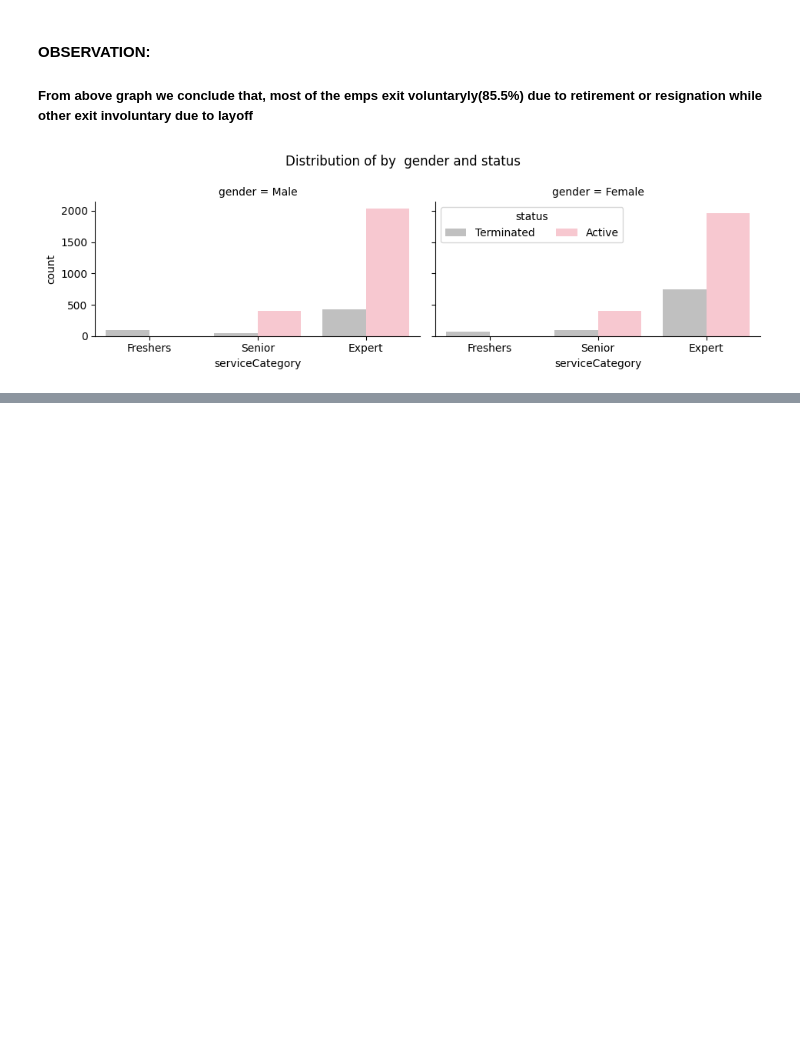
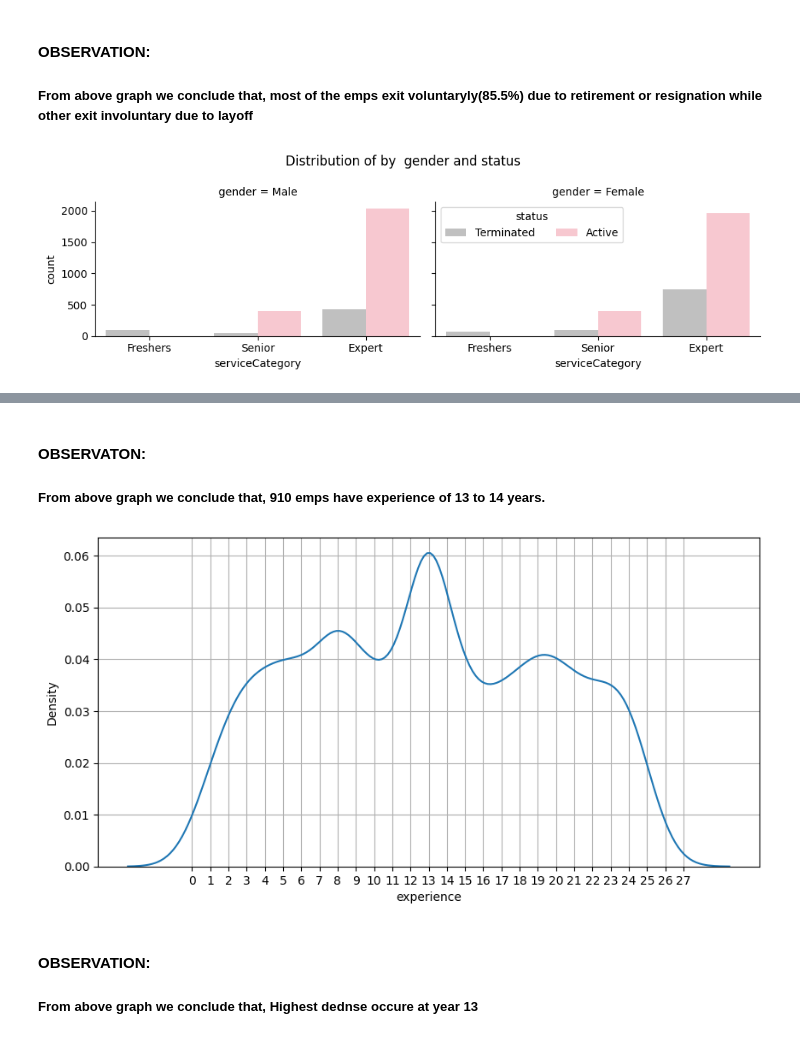
Before and after one commit to idrisrazaballry/pythonLibraries, a Jupyter notebook: attrition.ipynb, the cells around one changed output, grey strips where cells are left out. Drawn from its saved outputs; the diff is of its cells as text; code cells hidden in the pictures; blank space fills up the shorter version.

```diff
--- a/attrition.ipynb
+++ b/attrition.ipynb
@@ -564,0 +582,22 @@ plt.show()
+# %% [markdown]
+#### OBSERVATON:
+
+##### From above graph we conclude that, 910 emps have experience of 13 to 14 years.
+# %%
+# KDE (Kernal Density Estimator)
+# ---> Suppose we want exact distribution then we use KDE and it is only used for numerical data not for categorical data
+# ---> It doesn't giev the count but it pass only density
+
+plt.figure(figsize=(10, 5))
+
+sns.kdeplot(data=df, x='experience')
+plt.xticks(ticks=range(0,28))
+
+plt.grid()
+plt.show()
+# %% [output]
+[figure, added]
+# %% [markdown]
+#### OBSERVATION:
+
+##### From above graph we conclude that, Highest dednse occure at year 13
```
Also changed, not shown: parts of 4 cells of this notebook.
